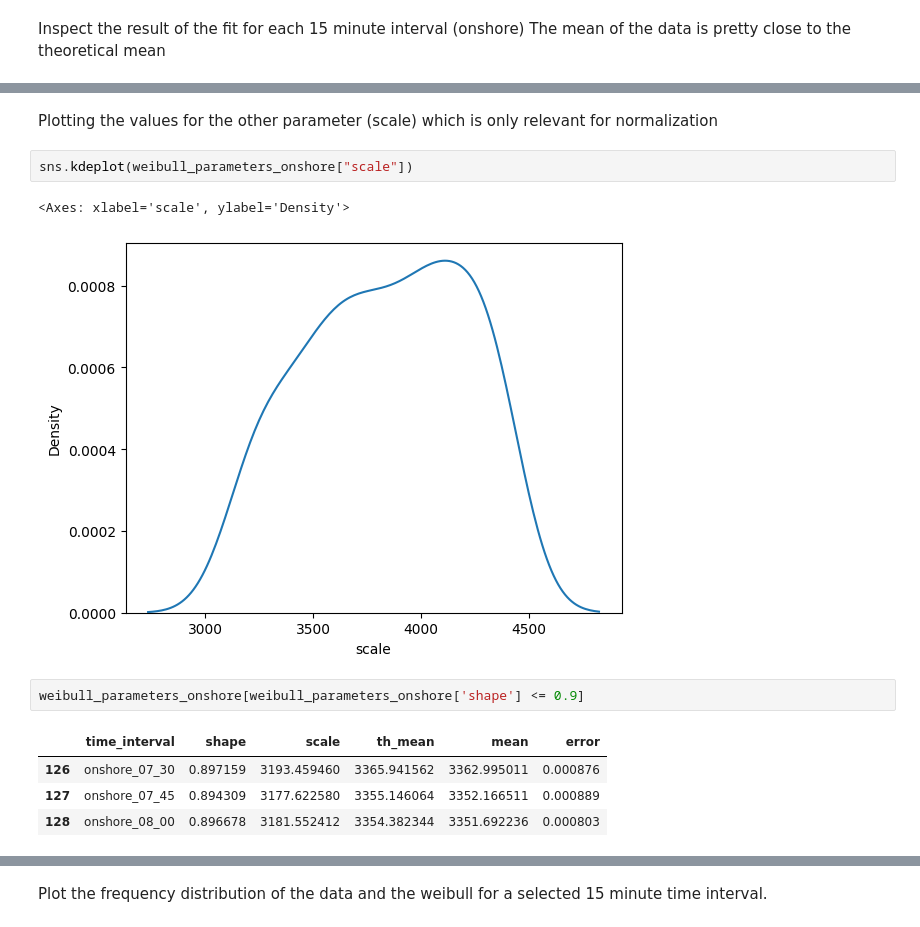
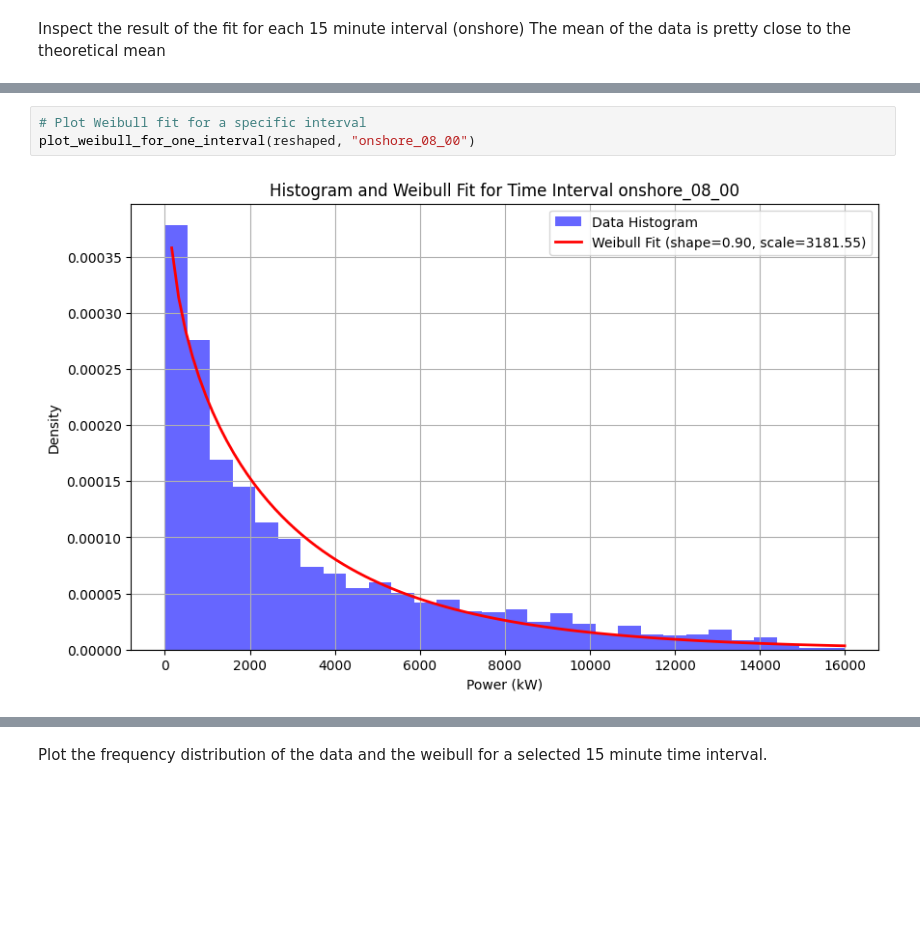
Before and after one commit to Manuel3567/master-thesis, a Jupyter notebook: notebooks/002_electricity_generation.ipynb, the cells around one changed output, grey strips where cells are left out. Drawn from its saved outputs; the diff is of its cells as text; blank space fills up the shorter version.

```diff
--- a/notebooks/002_electricity_generation.ipynb
+++ b/notebooks/002_electricity_generation.ipynb
@@ -141,14 +167,5 @@ plt.vlines(x=1, ymin=0, ymax=3, color='r', linestyle='--')
-# %% [markdown]
-Plotting the values for the other parameter (scale) which is only relevant for normalization
-# %%
-sns.kdeplot(weibull_parameters_onshore["scale"])
-# %% [output]
-<Axes: xlabel='scale', ylabel='Density'>
-[figure, removed]
-# %%
-weibull_parameters_onshore[weibull_parameters_onshore['shape'] <= 0.9]
-# %% [output]
-|  | time_interval | shape | scale | th_mean | mean | error |
-| 126 | onshore_07_30 | 0.897159 | 3193.459460 | 3365.941562 | 3362.995011 | 0.000876 |
-| 127 | onshore_07_45 | 0.894309 | 3177.622580 | 3355.146064 | 3352.166511 | 0.000889 |
-| 128 | onshore_08_00 | 0.896678 | 3181.552412 | 3354.382344 | 3351.692236 | 0.000803 |
+# %%
+# Plot Weibull fit for a specific interval
+plot_weibull_for_one_interval(reshaped, "onshore_08_00")
+# %% [output]
+[figure, added]
```
Also changed, not shown: parts of 70 cells of this notebook, 11 other files.
